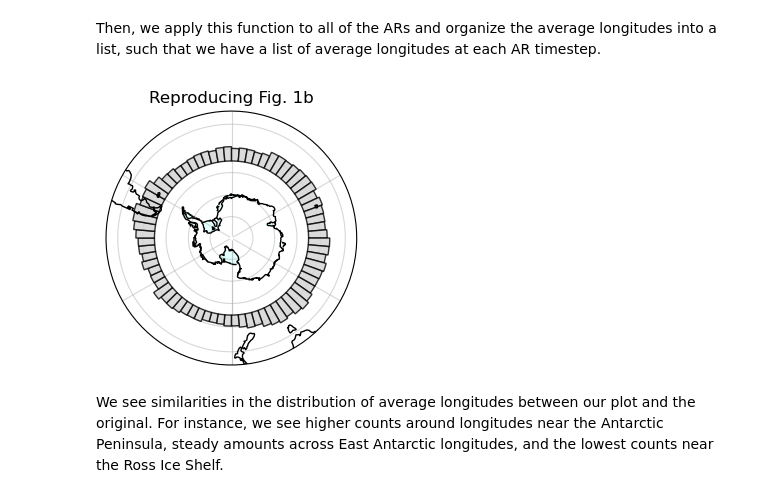
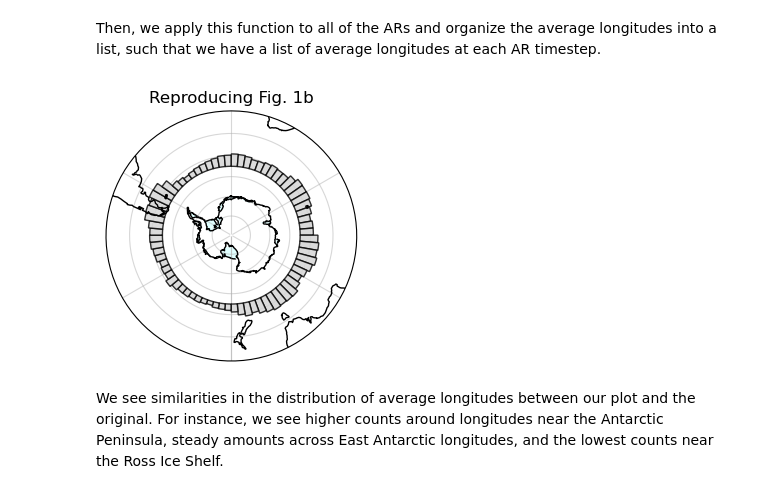
Before and after one commit to englacial/antarctic_AR_dataset, a Jupyter notebook: notebooks/quality_assurance/qa_aggregates.ipynb, the cells around one changed output. Drawn from its saved outputs; the diff is of its cells as text; code cells hidden in the pictures.

Commit message:
finishing recreation of aggregate figures

```diff
--- a/notebooks/quality_assurance/qa_aggregates.ipynb
+++ b/notebooks/quality_assurance/qa_aggregates.ipynb
@@ -35,8 +36,7 @@ from artools.loading_utils import *
 # %%
 # loading up the ais and catalogs
 ais_mask = load_ais('../../input_data/antarctic_masks/')
-load_path = '../../catalogs/official/epsspace0.5_epstime12_minpts5_nreppts10_seed12345.h5'
-df = pd.read_hdf(load_path)
+df = load_catalog('epsspace0.5_epstime12_minpts5_nreppts10_seed12345.h5')
 landfalling_df = df[df.is_landfalling]
 # %%
 # add in landfalling times and durations
@@ -55,19 +55,30 @@ The original figure from Baiman et al. (2024), showing the distribution of longi
 # %% [markdown]
 To make this plot, we first write a function that, given an AR's data array, finds all of the average longitudes across the $55^{\circ}$ S latitude for each time step the AR passes through.
 # %%
-def get_avg_lons(da, target_lat=-55):
+def get_avg_landfall_lons(da, target_lat=-55):
 
-    da_lat = da.sel(lat=target_lat, method='nearest')
+    # force coordinates to be the same (avoid floating point errors)
+    clean_lat = ais_mask.sel(lat=da.lat, method="nearest").lat
+    clean_lon = ais_mask.sel(lon=da.lon, method="nearest").lon
+    da = da.assign_coords(lat=clean_lat, lon=clean_lon)
+
+    # subset time steps where AR is actively making landfall
+    ais_mask_subset = ais_mask.sel(lat=da.lat, lon=da.lon)
+    ais_storm_mask = da*ais_mask_subset
+    landfall_times = da.time[ais_storm_mask.any(dim=['lat', 'lon'])]
+    landfall_da = da.sel(time=landfall_times)
+
+    da_lat = landfall_da.sel(lat=target_lat, method='nearest')
     mask = da_lat.astype(float)
     counts = mask.sum(dim='lon')
 
-    # Convert coordinates to radians and calculate Cartesian
+    # convert coordinates to radians and calculate Cartesian
     lat_rad = np.radians(da_lat.lat)
     lon_rad = np.radians(da_lat.lon)
     x = np.cos(lat_rad)*np.cos(lon_rad)
     y = np.cos(lat_rad)*np.sin(lon_rad)
 
-    # Calculate the average x and y only where the mask == 1
+    # calculate the average x and y only where the mask == 1
     avg_x = (x*mask).sum(dim='lon')/counts
     avg_y = (y*mask).sum(dim='lon')/counts
 
@@ -80,7 +91,7 @@ def get_avg_lons(da, target_lat=-55):
 # %% [markdown]
 Then, we apply this function to all of the ARs and organize the average longitudes into a list, such that we have a list of average longitudes at each AR timestep.
 # %%
-mean_lons_list = [get_circular_mean_lon_at_lat(ar.data_array, target_lat=-55) for index, ar in landfalling_df.iterrows()]
+mean_lons_list = [get_avg_landfall_lons(ar.data_array, target_lat=-55) for index, ar in landfalling_df.iterrows()]
 all_mean_lons = np.concatenate([m.values for m in mean_lons_list])
 clean_mean_lons = all_mean_lons[~np.isnan(all_mean_lons)]
 # %%
@@ -94,7 +105,7 @@ ax1.add_feature(ice_shelf_line, linewidth=1, zorder=13)
 ax1.coastlines(resolution='110m', linewidth=1, zorder=32)
 
 # Expanding the extent slightly to make room for the histogram bars
-ax1.set_extent([-180, 180, -90, -35], ccrs.PlateCarree())
+ax1.set_extent([-180, 180, -90, -30], ccrs.PlateCarree())
 ax1.set_title('Reproducing Fig. 1b')
 ax1.grid(True, linestyle='--', color='gray', alpha=0.5)
 
@@ -124,34 +135,34 @@ for i in range(len(counts)):
     lon1 = bin_edges[i]
     lon2 = bin_edges[i+1]
 
     # Bottom and top latitudes for this bin
     lat_bottom = baseline_lat
     lat_top = baseline_lat + scaled_heights[i] # Adding a positive number moves it North
 
     # Create vertices for the polygon.
     # We use np.linspace to add intermediate points along the top and bottom
     # edges so Cartopy bends the polygon smoothly along the latitude curves.
     lons = np.linspace(lon1, lon2, 10)
 
     # Top edge coordinates (left to right)
     top_edge = np.column_stack((lons, np.full_like(lons, lat_top)))
 
     # Bottom edge coordinates (right to left to close the polygon loop)
     bottom_edge = np.column_stack((lons[::-1], np.full_like(lons, lat_bottom)))
 
     # Stack them to form the closed polygon perimeter
     verts = np.vstack((top_edge, bottom_edge))
 
     # Create the patch and add it to the map
     # Using transform=ccrs.PlateCarree() is the crucial step that forces
     # Cartopy to project our standard coordinates onto the polar map.
     poly = Polygon(verts, facecolor='lightgray', edgecolor='black',
                    transform=ccrs.PlateCarree(), alpha=0.8, zorder=10)
     ax1.add_patch(poly)
 
 fig.savefig('../../output/plots/reproduce_longitudinal_hist.png', dpi=300)
 # %% [output]
-[figure, old version]
+[figure, new version]
 # %% [markdown]
 We see similarities in the distribution of average longitudes between our plot and the original. For instance, we see higher counts around longitudes near the Antarctic Peninsula, steady amounts across East Antarctic longitudes, and the lowest counts near the Ross Ice Shelf.
 # %% [markdown]
```
Also changed, not shown: parts of 5 cells of this notebook, 7 other files.
